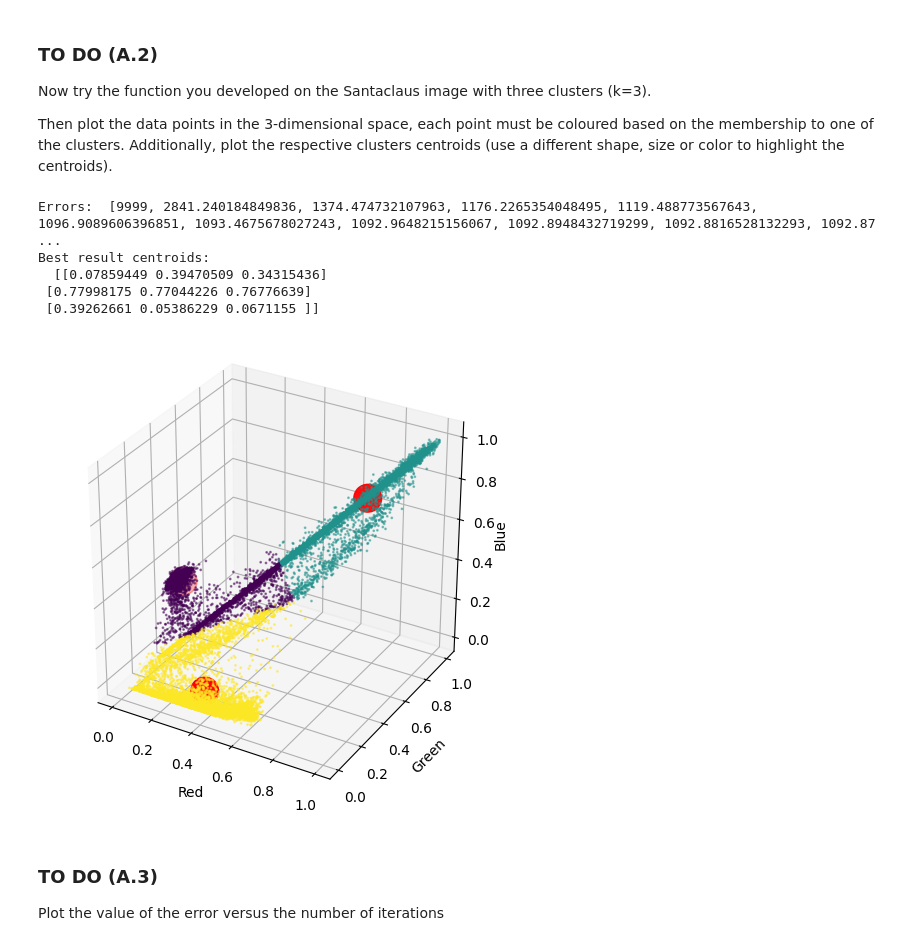
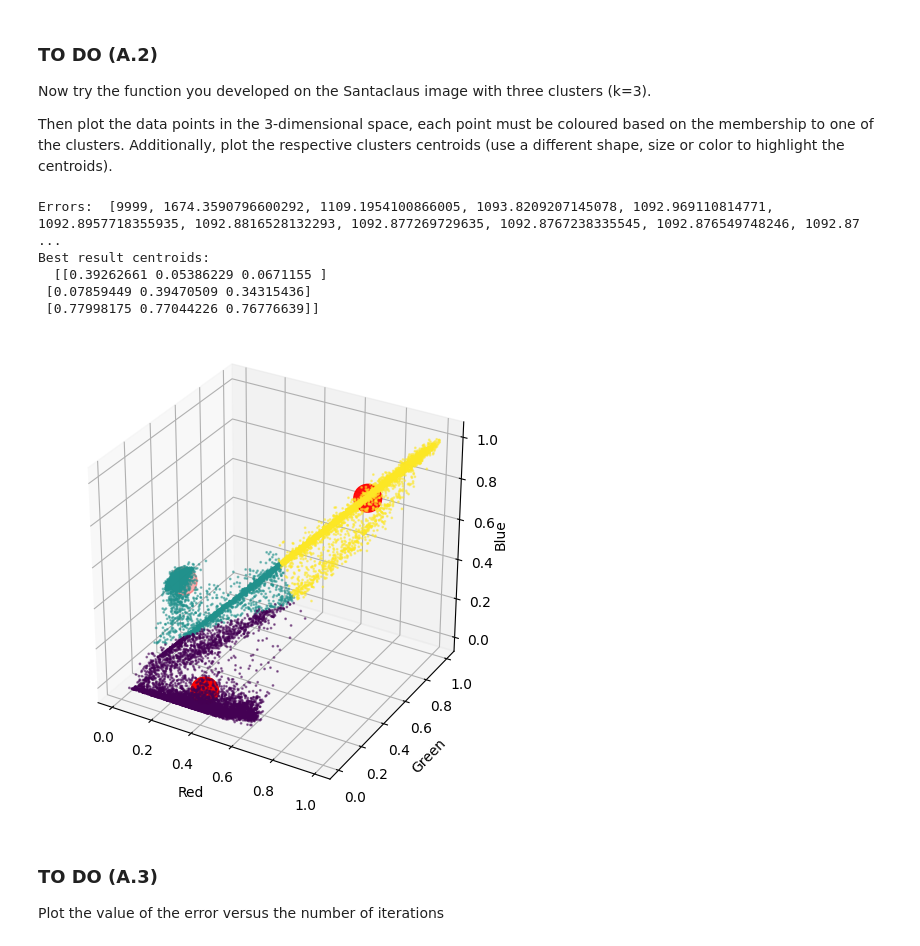
Before and after one commit to Giacomo-Menegatti/MachineLearning, a Jupyter notebook: Lab3/assignment_lab03.ipynb, the cells around one changed output. Saved outputs shown, nothing was run; the diff lists cells and outputs as text; code cells hidden in the pictures.

```diff
--- a/Lab3/assignment_lab03.ipynb
+++ b/Lab3/assignment_lab03.ipynb
@@ -242,11 +243,13 @@ def my_kmeans(points: np.ndarray, k: int, max_iters: int = 50) -> tp.Tuple[np.nd
     # use sigma and mean to ensure it represent the whole data
 
     #centroids = np.random.random(size=(k,3))    #Contains the k randomly distributed points with uniform pdf
+
     '''I found that assigning the starting points 'in the middle' of the data points and using a
         gaussian with small enough sigma is better than a uniform distribution, both in stability and in smaller errors
     '''
     means = np.mean(points, axis=0)     #Mean of the points over the three dimensions
-    centroids = np.transpose(np.array([np.random.normal(mean, 0.1) for mean in means]))   #Assigning for each dimension a normal pdf
+    sigmas = 0.2*np.ones(3)
+    centroids = np.random.normal(means, sigmas, size=(k,3)) #Assigning for each dimension a normal pdf
 
     prev_error = 100000
     error = [9999]
@@ -283,21 +286,21 @@ Now try the function you developed on the Santaclaus image with three clusters (
 Then plot the data points in the 3-dimensional space, each point must be coloured based on the membership to one of the clusters. Additionally, plot the respective clusters centroids (use a different shape, size or color to highlight the centroids).
 # %%
 # Run your K-means function on the data
-centroids, clusters, errors = my_kmeans(santaclaus_data, k=3, max_iters=50)
+my_centroids, my_clusters, errors = my_kmeans(santaclaus_data, k=3, max_iters=50)
 
 # Print the errors:
 print('Errors: ', errors)
 
 # Plot the results
-print('Best result centroids:\n ', centroids)
-scatter_plot(santaclaus_data, clusters, centroids)
+print('Best result centroids:\n ', my_centroids)
+scatter_plot(santaclaus_data, my_clusters, my_centroids)
 # %% [output]
-Errors:  [9999, 2841.240184849836, 1374.474732107963, 1176.2265354048495, 1119.488773567643, 1096.9089606396851, 1093.4675678027243, 1092.9648215156067, 1092.8948432719299, 1092.8816528132293, 1092.87 ...
+Errors:  [9999, 1674.3590796600292, 1109.1954100866005, 1093.8209207145078, 1092.969110814771, 1092.8957718355935, 1092.8816528132293, 1092.877269729635, 1092.8767238335545, 1092.876549748246, 1092.87 ...
 Best result centroids:
-  [[0.07859449 0.39470509 0.34315436]
- [0.77998175 0.77044226 0.76776639]
- [0.39262661 0.05386229 0.0671155 ]]
+  [[0.39262661 0.05386229 0.0671155 ]
+ [0.07859449 0.39470509 0.34315436]
+ [0.77998175 0.77044226 0.76776639]]
-[figure, old version]
+[figure, new version]
 # %% [markdown]
 ### TO DO (A.3)
 Plot the value of the error versus the number of iterations
```
Also changed, not shown: parts of 12 cells of this notebook, 1 other file.
